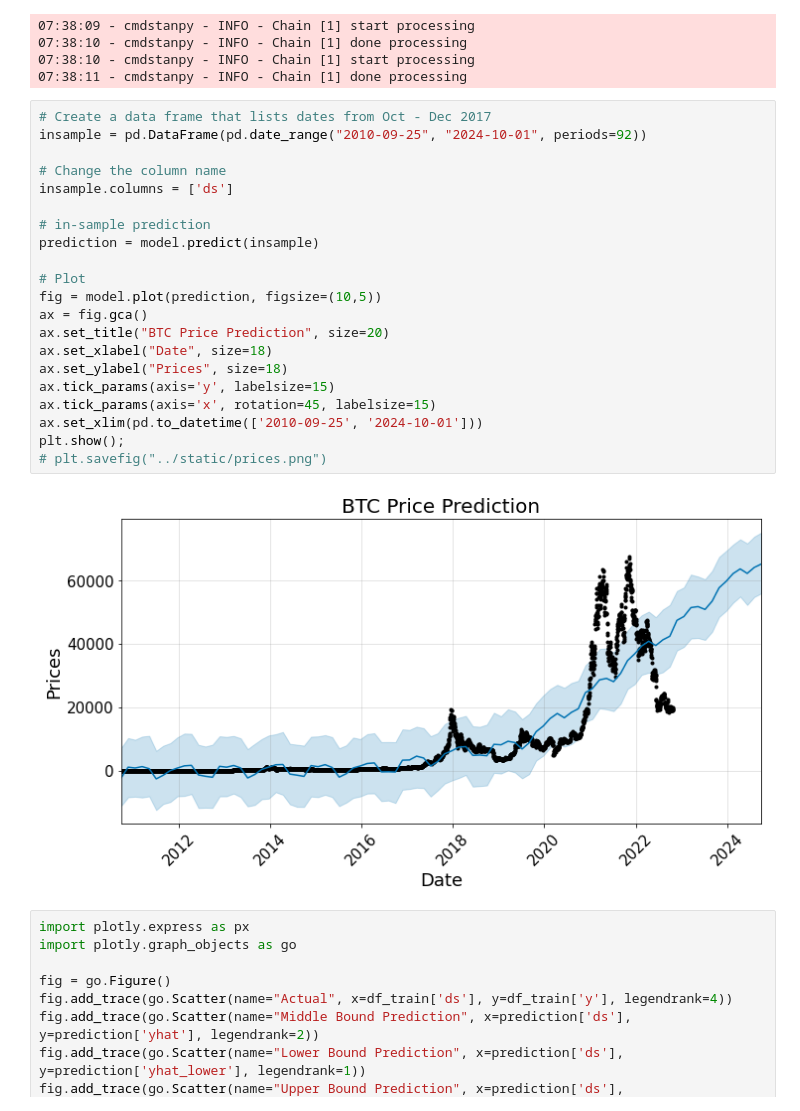
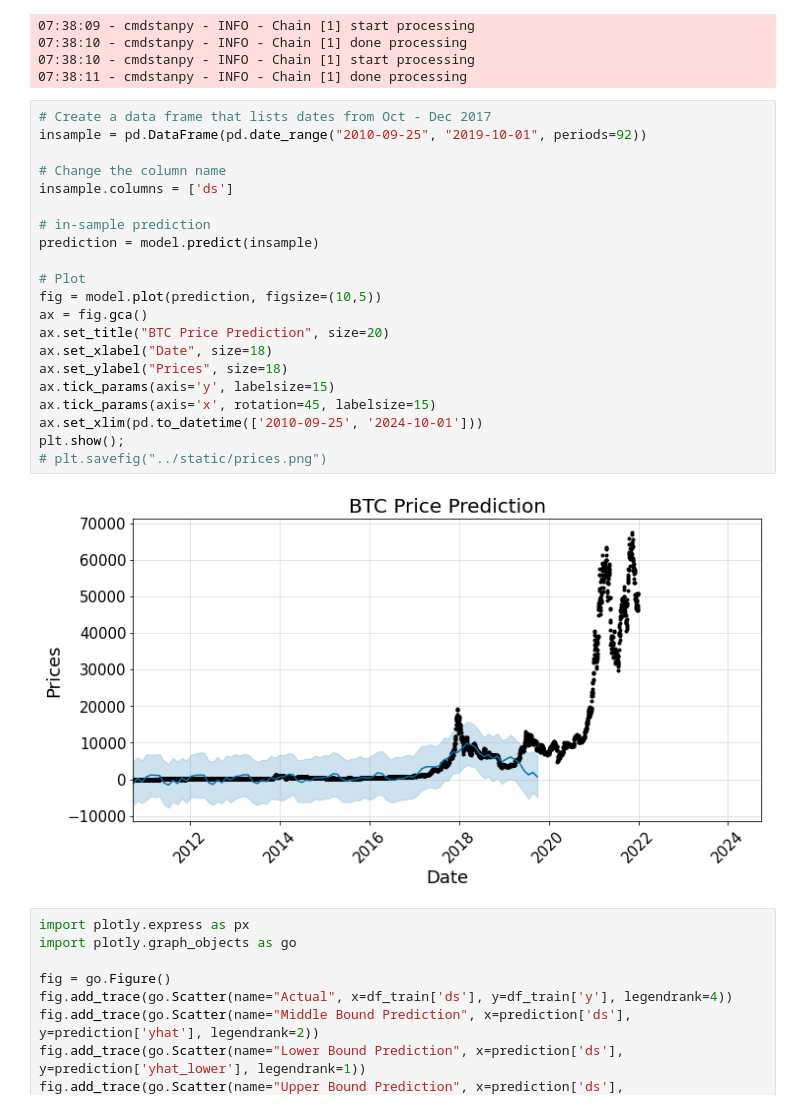
Before and after one commit to guevarch/projectchris, a Jupyter notebook: Final/BTC Prophet Prices.ipynb, the cells around one changed output. Drawn from its saved outputs; the diff is of its cells as text.

```diff
--- a/Final/BTC Prophet Prices.ipynb
+++ b/Final/BTC Prophet Prices.ipynb
@@ -89,27 +89,27 @@ model.fit(df_train);
 07:38:11 - cmdstanpy - INFO - Chain [1] done processing
 # %%
 # Create a data frame that lists dates from Oct - Dec 2017
-insample = pd.DataFrame(pd.date_range("2010-09-25", "2024-10-01", periods=92))
+insample = pd.DataFrame(pd.date_range("2010-09-25", "2019-10-01", periods=92))
 
 # Change the column name
 insample.columns = ['ds']
 
 # in-sample prediction
 prediction = model.predict(insample)
 
 # Plot
 fig = model.plot(prediction, figsize=(10,5))
 ax = fig.gca()
 ax.set_title("BTC Price Prediction", size=20)
 ax.set_xlabel("Date", size=18)
 ax.set_ylabel("Prices", size=18)
 ax.tick_params(axis='y', labelsize=15)
 ax.tick_params(axis='x', rotation=45, labelsize=15)
 ax.set_xlim(pd.to_datetime(['2010-09-25', '2024-10-01']))
 plt.show();
 # plt.savefig("../static/prices.png")
 # %% [output]
-[figure, old version]
+[figure, new version]
 # %%
 import plotly.express as px
 import plotly.graph_objects as go
```
Also changed, not shown: parts of 6 cells of this notebook, 10 other files.
